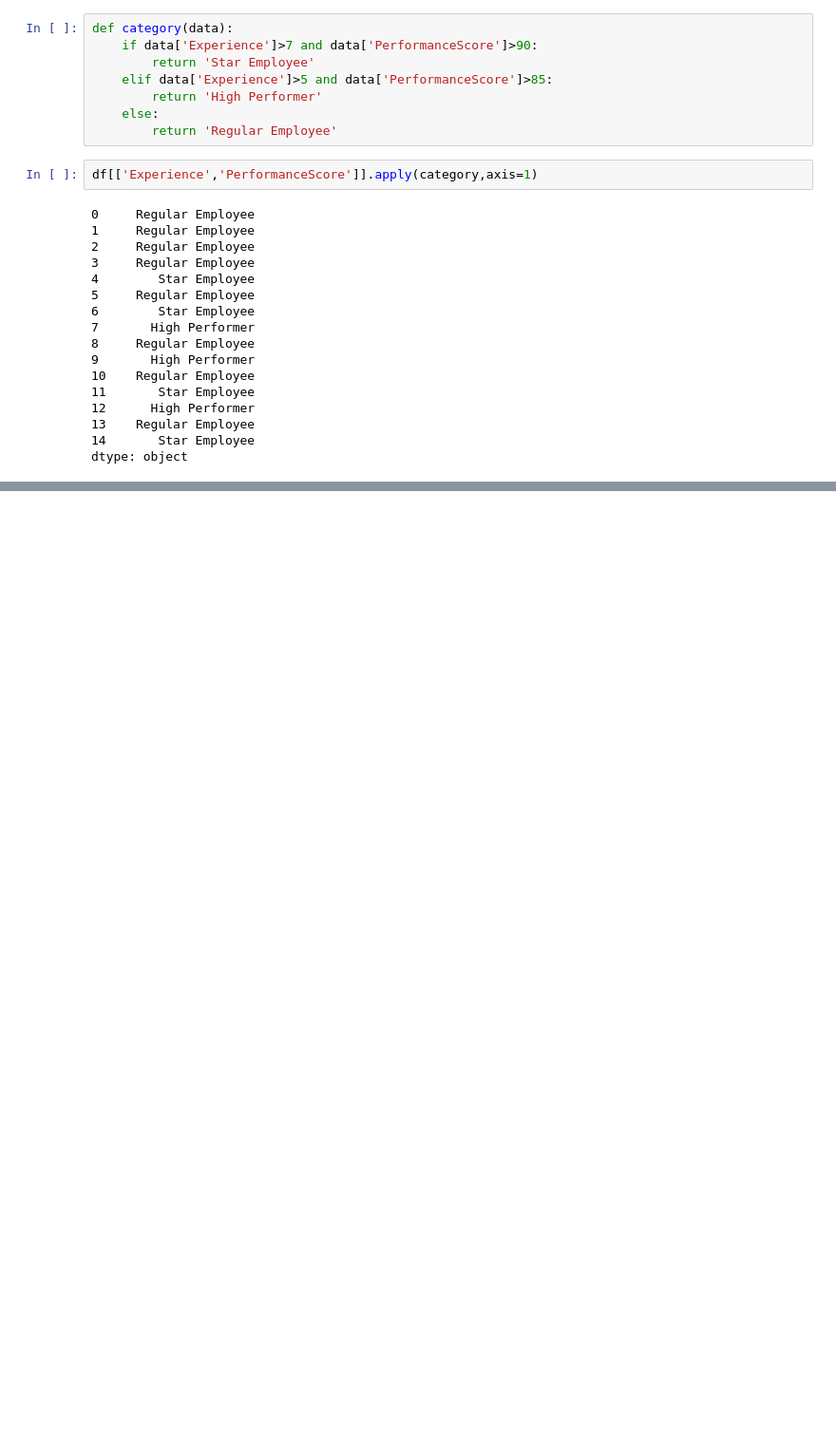
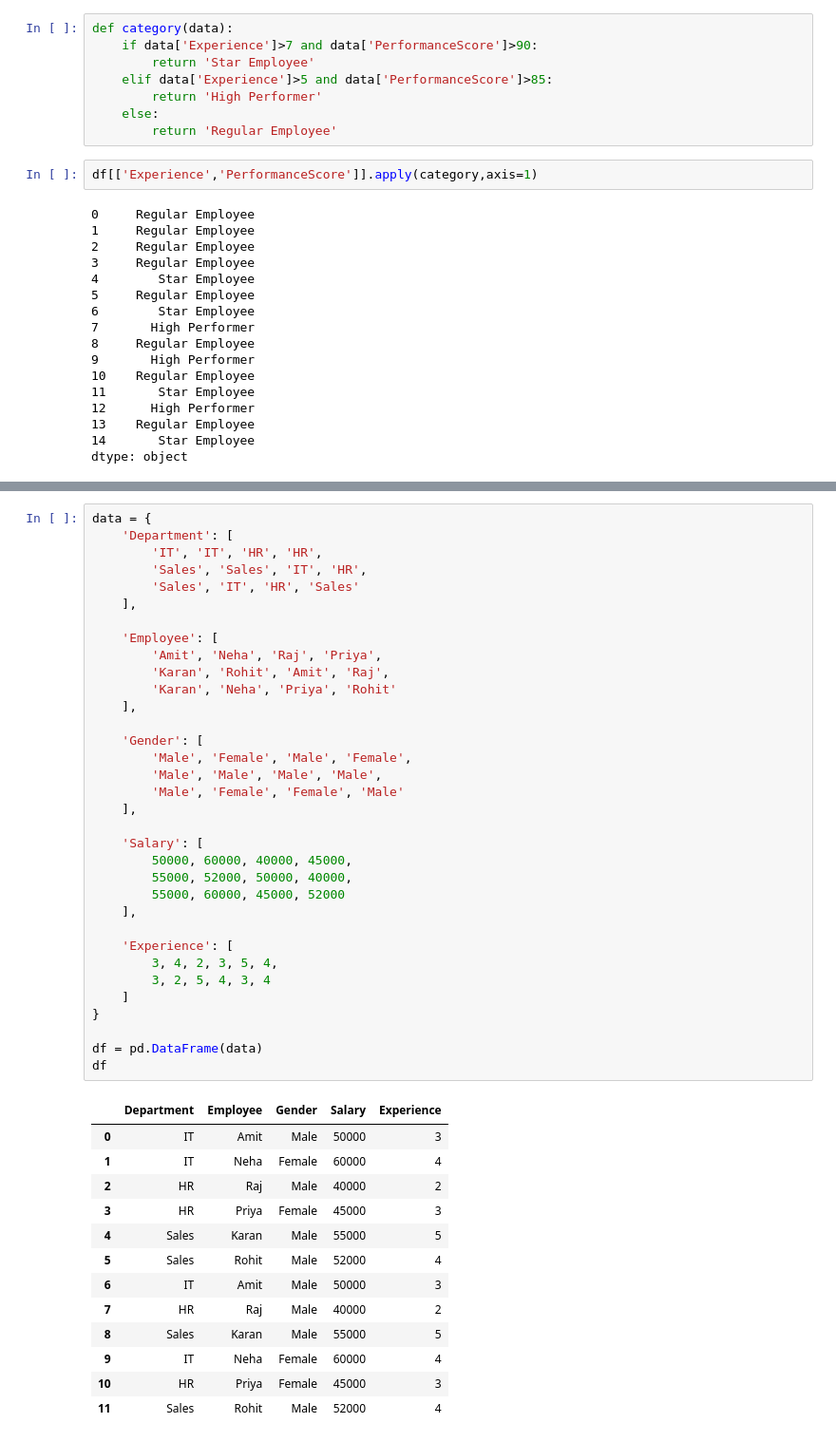
Before and after one commit to Mee-SUJAL/Employee-data-analysis, a Jupyter notebook: Employee_insights_citywise.ipynb, the cells around one changed output, grey strips where cells are left out. Shown at 95% size. Saved outputs shown, nothing was run; the diff lists cells and outputs as text; blank space fills up the shorter version.

```diff
--- a/Employee_insights_citywise.ipynb
+++ b/Employee_insights_citywise.ipynb
@@ -1424,0 +1523,48 @@ dtype: object
+# %%
+data = {
+    'Department': [
+        'IT', 'IT', 'HR', 'HR',
+        'Sales', 'Sales', 'IT', 'HR',
+        'Sales', 'IT', 'HR', 'Sales'
+    ],
+
+    'Employee': [
+        'Amit', 'Neha', 'Raj', 'Priya',
+        'Karan', 'Rohit', 'Amit', 'Raj',
+        'Karan', 'Neha', 'Priya', 'Rohit'
+    ],
+
+    'Gender': [
+        'Male', 'Female', 'Male', 'Female',
+        'Male', 'Male', 'Male', 'Male',
+        'Male', 'Female', 'Female', 'Male'
+    ],
+
+    'Salary': [
+        50000, 60000, 40000, 45000,
+        55000, 52000, 50000, 40000,
+        55000, 60000, 45000, 52000
+    ],
+
+    'Experience': [
+        3, 4, 2, 3, 5, 4,
+        3, 2, 5, 4, 3, 4
+    ]
+}
+
+df = pd.DataFrame(data)
+df
+# %% [output]
+|  | Department | Employee | Gender | Salary | Experience |
+| 0 | IT | Amit | Male | 50000 | 3 |
+| 1 | IT | Neha | Female | 60000 | 4 |
+| 2 | HR | Raj | Male | 40000 | 2 |
+| 3 | HR | Priya | Female | 45000 | 3 |
+| 4 | Sales | Karan | Male | 55000 | 5 |
+| 5 | Sales | Rohit | Male | 52000 | 4 |
+| 6 | IT | Amit | Male | 50000 | 3 |
+| 7 | HR | Raj | Male | 40000 | 2 |
+| 8 | Sales | Karan | Male | 55000 | 5 |
+| 9 | IT | Neha | Female | 60000 | 4 |
+| 10 | HR | Priya | Female | 45000 | 3 |
+| 11 | Sales | Rohit | Male | 52000 | 4 |
```
Also changed, not shown: parts of 24 cells of this notebook.
